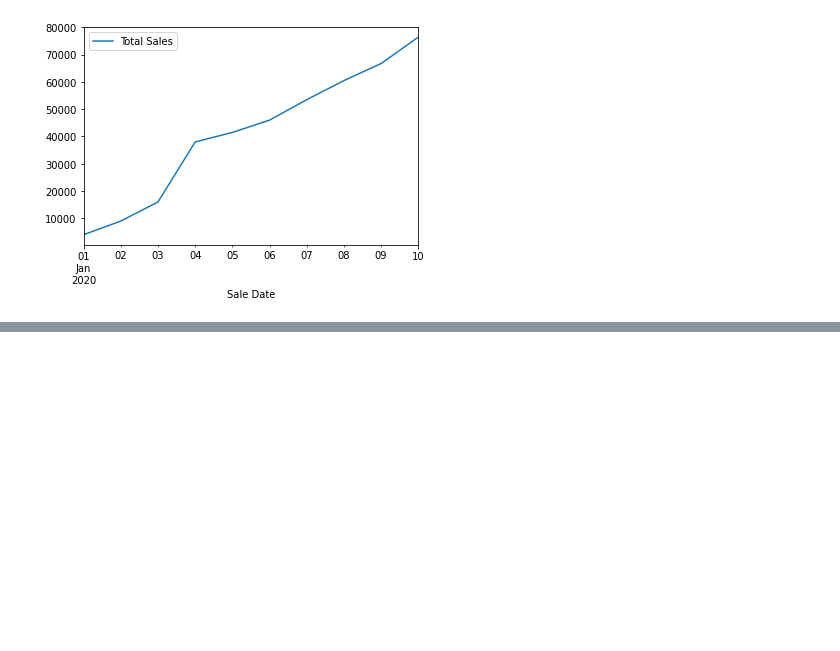
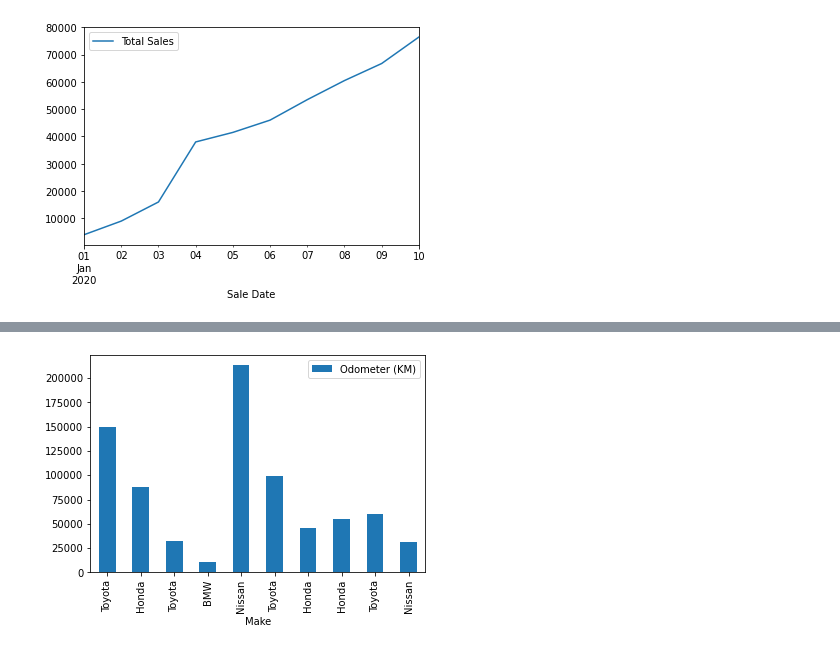
Before and after one commit to ioannis-toumpoglou/tensorflow-developer-repo, a Jupyter notebook: ml-02-introduction-to-matplotlib.ipynb, the cells around one changed output, grey strips where cells are left out. Saved outputs shown, nothing was run; the diff lists cells and outputs as text; code cells hidden in the pictures; blank space fills up the shorter version.

```diff
--- a/ml-02-introduction-to-matplotlib.ipynb
+++ b/ml-02-introduction-to-matplotlib.ipynb
@@ -315,0 +358,4 @@ car_sales.plot(x='Odometer (KM)', y='Price', kind='scatter');
+# %%
+car_sales.plot(x='Make', y='Odometer (KM)', kind='bar');
+# %% [output]
+[figure, added]
```
Also changed, not shown: parts of 13 cells of this notebook.
